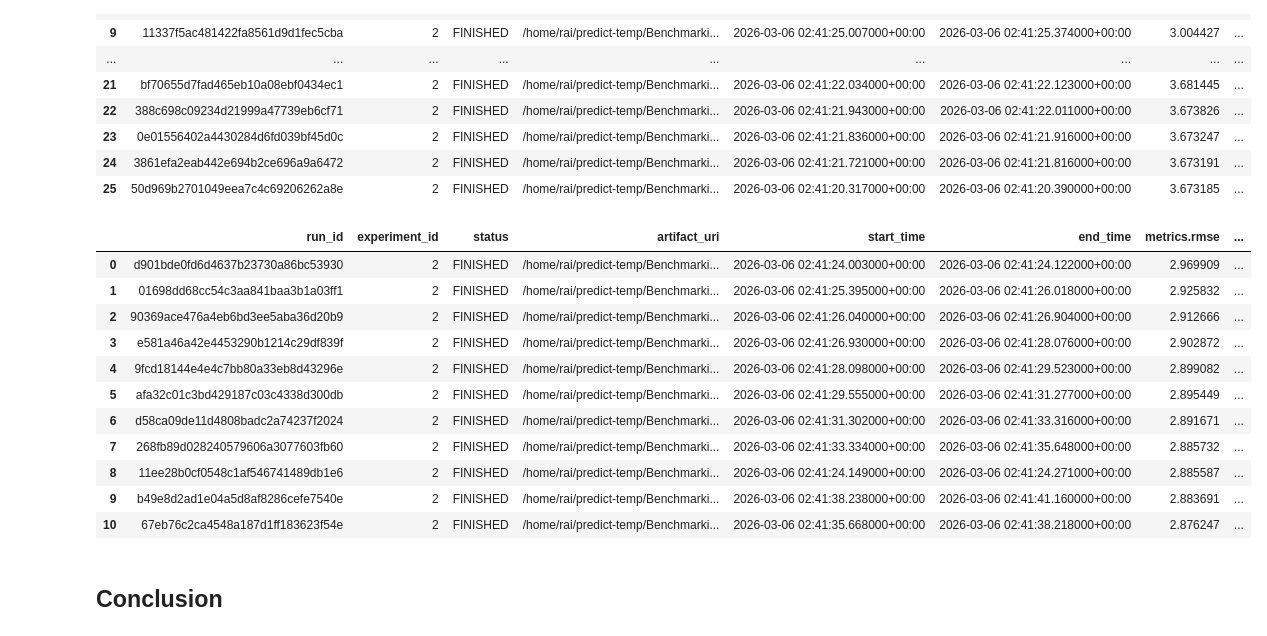
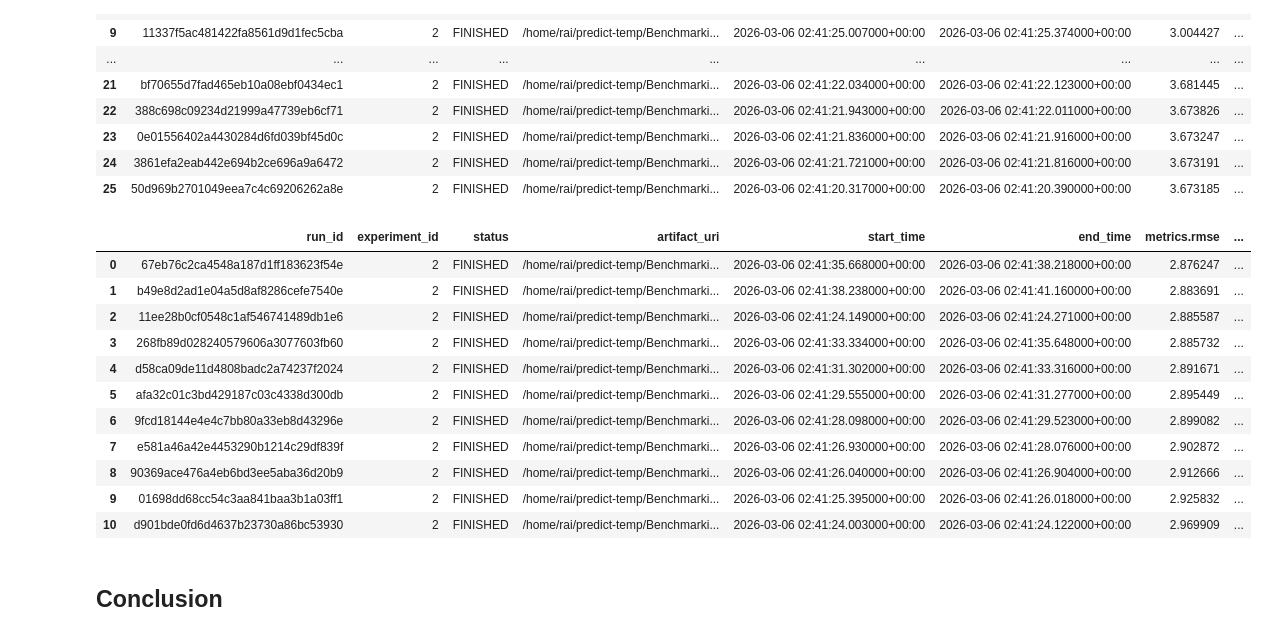
Before and after one commit to omoraisu/Benchmarking-Regression-Models-For-Temperature-Prediction-with-MLFlow, a Jupyter notebook: notebook.ipynb, the cells around one changed output. Cells and saved outputs as stored; diff of their text form; code cells hidden in the pictures.

```diff
--- a/notebook.ipynb
+++ b/notebook.ipynb
@@ -335,23 +335,23 @@ mlflow.search_runs()
 # %%
 rmse_filter = "metrics.rmse <= 3"
 experiment_results = mlflow.search_runs(
     experiment_names=[experiment_name],
     filter_string=rmse_filter,
-    order_by=["metrics.rmse DESC"],
+    order_by=["metrics.rmse ASC"],
 )
 experiment_results
 # %% [output]
 |  | run_id | experiment_id | status | artifact_uri | start_time | end_time | metrics.rmse | ... |
-| 0 | d901bde0fd6d4637b23730a86bc53930 | 2 | FINISHED | /home/rai/predict-temp/Benchmarki... | 2026-03-06 02:41:24.003000+00:00 | 2026-03-06 02:41:24.122000+00:00 | 2.969909 | ... |
-| 1 | 01698dd68cc54c3aa841baa3b1a03ff1 | 2 | FINISHED | /home/rai/predict-temp/Benchmarki... | 2026-03-06 02:41:25.395000+00:00 | 2026-03-06 02:41:26.018000+00:00 | 2.925832 | ... |
-| 2 | 90369ace476a4eb6bd3ee5aba36d20b9 | 2 | FINISHED | /home/rai/predict-temp/Benchmarki... | 2026-03-06 02:41:26.040000+00:00 | 2026-03-06 02:41:26.904000+00:00 | 2.912666 | ... |
-| 3 | e581a46a42e4453290b1214c29df839f | 2 | FINISHED | /home/rai/predict-temp/Benchmarki... | 2026-03-06 02:41:26.930000+00:00 | 2026-03-06 02:41:28.076000+00:00 | 2.902872 | ... |
-| 4 | 9fcd18144e4e4c7bb80a33eb8d43296e | 2 | FINISHED | /home/rai/predict-temp/Benchmarki... | 2026-03-06 02:41:28.098000+00:00 | 2026-03-06 02:41:29.523000+00:00 | 2.899082 | ... |
+| 0 | 67eb76c2ca4548a187d1ff183623f54e | 2 | FINISHED | /home/rai/predict-temp/Benchmarki... | 2026-03-06 02:41:35.668000+00:00 | 2026-03-06 02:41:38.218000+00:00 | 2.876247 | ... |
+| 1 | b49e8d2ad1e04a5d8af8286cefe7540e | 2 | FINISHED | /home/rai/predict-temp/Benchmarki... | 2026-03-06 02:41:38.238000+00:00 | 2026-03-06 02:41:41.160000+00:00 | 2.883691 | ... |
+| 2 | 11ee28b0cf0548c1af546741489db1e6 | 2 | FINISHED | /home/rai/predict-temp/Benchmarki... | 2026-03-06 02:41:24.149000+00:00 | 2026-03-06 02:41:24.271000+00:00 | 2.885587 | ... |
+| 3 | 268fb89d028240579606a3077603fb60 | 2 | FINISHED | /home/rai/predict-temp/Benchmarki... | 2026-03-06 02:41:33.334000+00:00 | 2026-03-06 02:41:35.648000+00:00 | 2.885732 | ... |
+| 4 | d58ca09de11d4808badc2a74237f2024 | 2 | FINISHED | /home/rai/predict-temp/Benchmarki... | 2026-03-06 02:41:31.302000+00:00 | 2026-03-06 02:41:33.316000+00:00 | 2.891671 | ... |
 | 5 | afa32c01c3bd429187c03c4338d300db | 2 | FINISHED | /home/rai/predict-temp/Benchmarki... | 2026-03-06 02:41:29.555000+00:00 | 2026-03-06 02:41:31.277000+00:00 | 2.895449 | ... |
-| 6 | d58ca09de11d4808badc2a74237f2024 | 2 | FINISHED | /home/rai/predict-temp/Benchmarki... | 2026-03-06 02:41:31.302000+00:00 | 2026-03-06 02:41:33.316000+00:00 | 2.891671 | ... |
-| 7 | 268fb89d028240579606a3077603fb60 | 2 | FINISHED | /home/rai/predict-temp/Benchmarki... | 2026-03-06 02:41:33.334000+00:00 | 2026-03-06 02:41:35.648000+00:00 | 2.885732 | ... |
-| 8 | 11ee28b0cf0548c1af546741489db1e6 | 2 | FINISHED | /home/rai/predict-temp/Benchmarki... | 2026-03-06 02:41:24.149000+00:00 | 2026-03-06 02:41:24.271000+00:00 | 2.885587 | ... |
-| 9 | b49e8d2ad1e04a5d8af8286cefe7540e | 2 | FINISHED | /home/rai/predict-temp/Benchmarki... | 2026-03-06 02:41:38.238000+00:00 | 2026-03-06 02:41:41.160000+00:00 | 2.883691 | ... |
-| 10 | 67eb76c2ca4548a187d1ff183623f54e | 2 | FINISHED | /home/rai/predict-temp/Benchmarki... | 2026-03-06 02:41:35.668000+00:00 | 2026-03-06 02:41:38.218000+00:00 | 2.876247 | ... |
+| 6 | 9fcd18144e4e4c7bb80a33eb8d43296e | 2 | FINISHED | /home/rai/predict-temp/Benchmarki... | 2026-03-06 02:41:28.098000+00:00 | 2026-03-06 02:41:29.523000+00:00 | 2.899082 | ... |
+| 7 | e581a46a42e4453290b1214c29df839f | 2 | FINISHED | /home/rai/predict-temp/Benchmarki... | 2026-03-06 02:41:26.930000+00:00 | 2026-03-06 02:41:28.076000+00:00 | 2.902872 | ... |
+| 8 | 90369ace476a4eb6bd3ee5aba36d20b9 | 2 | FINISHED | /home/rai/predict-temp/Benchmarki... | 2026-03-06 02:41:26.040000+00:00 | 2026-03-06 02:41:26.904000+00:00 | 2.912666 | ... |
+| 9 | 01698dd68cc54c3aa841baa3b1a03ff1 | 2 | FINISHED | /home/rai/predict-temp/Benchmarki... | 2026-03-06 02:41:25.395000+00:00 | 2026-03-06 02:41:26.018000+00:00 | 2.925832 | ... |
+| 10 | d901bde0fd6d4637b23730a86bc53930 | 2 | FINISHED | /home/rai/predict-temp/Benchmarki... | 2026-03-06 02:41:24.003000+00:00 | 2026-03-06 02:41:24.122000+00:00 | 2.969909 | ... |
 # %% [markdown]
 ## **Conclusion**
```
Also changed, not shown: parts of 1 cell of this notebook.
